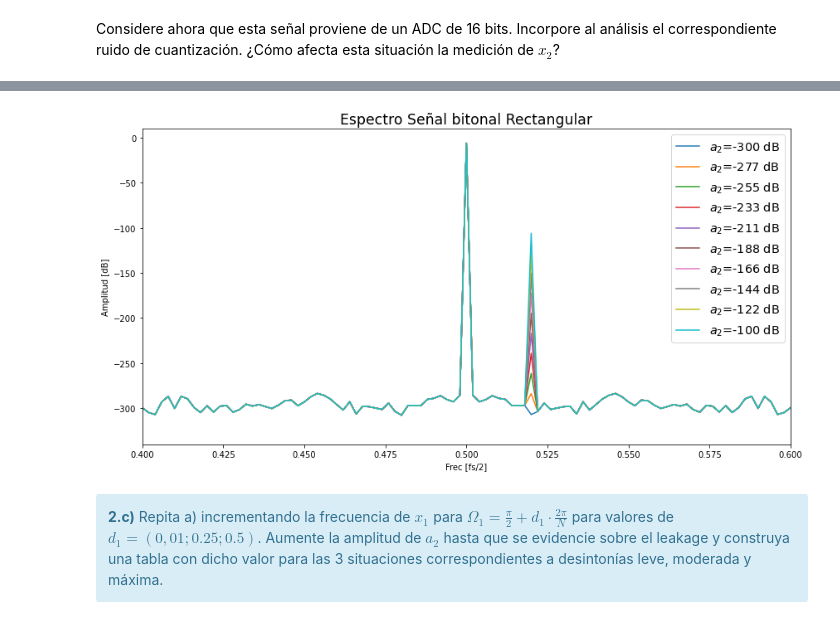
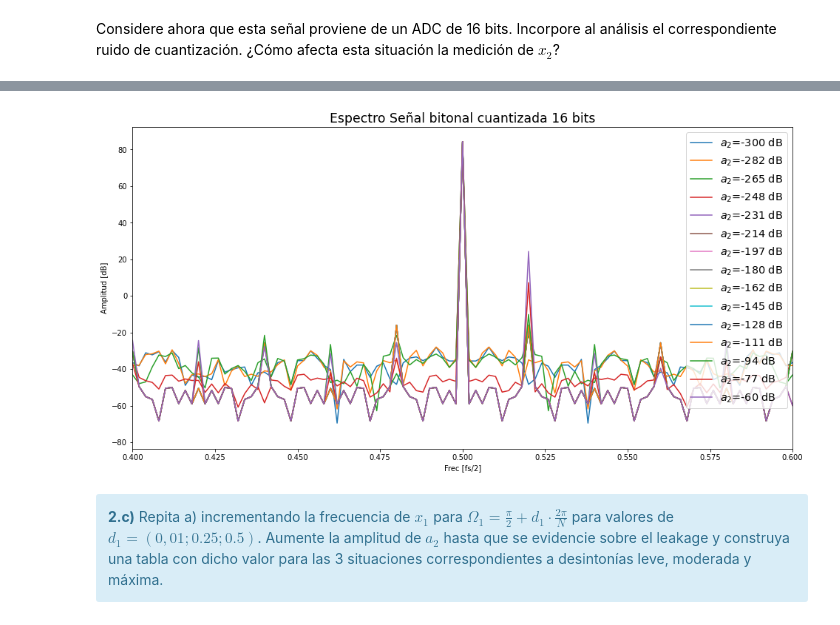
Before and after one commit to fcatuogno/PDS_TPs, a Jupyter notebook: TP2 - Ventanas.ipynb, the cells around one changed output, grey strips where cells are left out. Drawn from its saved outputs; the diff is of its cells as text; code cells hidden in the pictures.

```diff
--- a/TP2 - Ventanas.ipynb
+++ b/TP2 - Ventanas.ipynb
@@ -38,7 +38,7 @@ from pandas import DataFrame
 from IPython.display import HTML
 
 #Config Tamaño de Plots
-plt.rcParams['figure.figsize'] = [14, 7]
+plt.rcParams['figure.figsize'] = [16, 8]
 
 N  = 1000 # muestras
 fs = 1000 # Hz
@@ -324,7 +424,7 @@ p0 = 0
 
 
 #Tono 2
-a2_dB = np.linspace(-300,-100,10)
+a2_dB = np.linspace(-300,-60,15)
 # a2_dB = np.array([-40])
 a2 = 10**(a2_dB/20)
 f2 = f1 + 10*fs/N
@@ -344,6 +444,20 @@ tt = np.linspace(t0, tf, N)
 
 matriz = a2*np.sin((2*np.pi*f2*tt+p1))
 matriz += a1*np.sin((2*np.pi*f1*tt+p1))
+
+#######################################
+#Efecto ADC 16 bits
+#######################################
+bits = 16
+
+##  Adecuacion de la señal para el ADC
+
+continua = 0.5
+
+matriz /= 2*np.max(matriz)
+matriz += continua
+
+matriz= np.rint(matriz*(2**bits-1))-(2**bits-1)/2 #Discretizo y elimino continua
 
 #######################################
 #Generacion de Ventanas
@@ -364,40 +478,38 @@ ventana = np.column_stack(([VentRect, VentBarlett,VentHann, VentBlack, VentFlat]
 
 ##############################################
 #Graficas temporales
 ############################################
 plt.close('all')
 
-# fig, ax1 = plt.subplots()
-
-# for index in np.arange(len(a2)):
-
- #    ax1.plot(tt[0:,index],matriz[0:,index])
+#fig, ax1 = plt.subplots()
+#for index in np.arange(len(a2)):
+#     ax1.plot(tt[0:,index],matriz[0:,index])
 
 ############################################
 #Calculo de DFT
 ###########################################
 for index in Ventanas:
 
     espectro = np.abs(np.fft.fft(matriz*ventana[0:,index].reshape(N,1), axis=0))/N
     espectro = np.fft.fftshift(espectro, axes=0)
     espectro = 20*np.log10(espectro)
 
     frec = np.fft.fftfreq(espectro.shape[0],0.5) #Normalizo respecto a Fs
     frec = np.fft.fftshift(frec)
 
     fig, ax1 = plt.subplots()
 
     for nn,aa in zip(np.arange(len(a2)), a2_dB):
     # for nn in np.arange(len(a2)):
 
         ax1.plot(frec,espectro[0:,nn], label='$a_2$=%i dB' %aa)
-        ax1.set_title('Espectro Señal bitonal %s' %Ventanas[index], fontsize = 'xx-large')
+        ax1.set_title('Espectro Señal bitonal cuantizada %i bits' %bits, fontsize = 'xx-large')
         plt.xlim(0.4,0.6)
         ax1.set_ylabel('Amplitud [dB]')
         ax1.set_xlabel('Frec [fs/2]')
         ax1.legend(loc='upper right', fontsize='x-large')  # Add a legend.
 # %% [output]
-[figure, old version]
+[figure, new version]
 # %% [markdown]
 <div class="alert alert-block alert-info">
 <b>2.c)</b> Repita a) incrementando la frecuencia de $x_1$ para $\Omega_1 = \frac{\pi}{2} + d_1·\frac{2\pi}{N}$ para valores de $d_1 = (0,01; 0.25; 0.5)$. Aumente la amplitud de $a_2$ hasta que se evidencie sobre el leakage y construya una tabla con dicho valor para las 3 situaciones correspondientes a desintonías leve, moderada y máxima.
```
Also changed, not shown: parts of 10 cells of this notebook.
